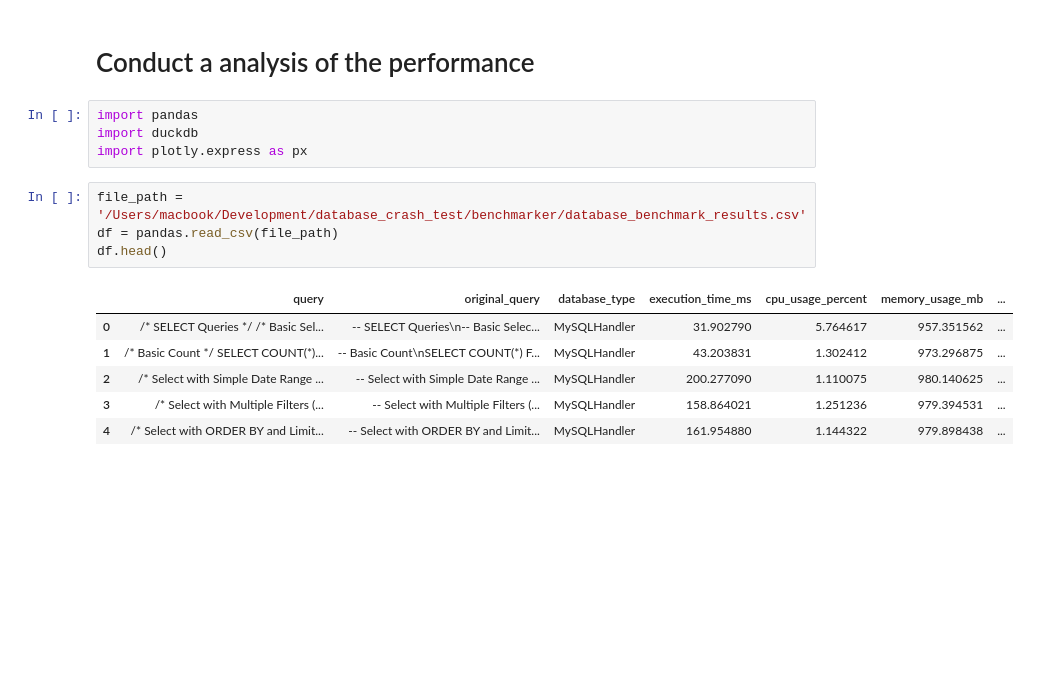
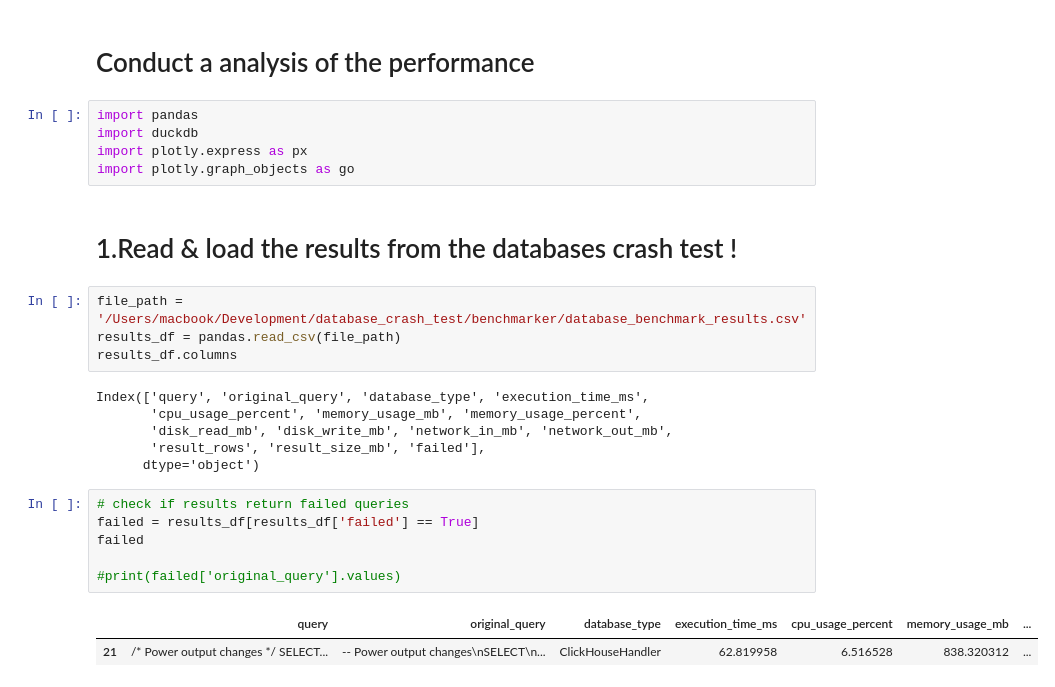
Before and after one commit to Kuurkuma/solar_radiation_db, a Jupyter notebook: analyse_results.ipynb, the cells around one changed output. Drawn from its saved outputs; the diff is of its cells as text; blank space fills up the shorter version.

```diff
--- a/analyse_results.ipynb
+++ b/analyse_results.ipynb
@@ -4,14 +4,25 @@
 import pandas
 import duckdb
 import plotly.express as px
+import plotly.graph_objects as go
+# %% [markdown]
+# 1.Read & load the results from the databases crash test !
 # %%
 file_path = '/Users/macbook/Development/database_crash_test/benchmarker/database_benchmark_results.csv'
-df = pandas.read_csv(file_path)
-df.head()
+results_df = pandas.read_csv(file_path)
+results_df.columns
 # %% [output]
-|  | query | original_query | database_type | execution_time_ms | cpu_usage_percent | memory_usage_mb | ... |
-| 0 | /* SELECT Queries */ /* Basic Sel... | -- SELECT Queries\n-- Basic Selec... | MySQLHandler | 31.902790 | 5.764617 | 957.351562 | ... |
-| 1 | /* Basic Count */ SELECT COUNT(*)... | -- Basic Count\nSELECT COUNT(*) F... | MySQLHandler | 43.203831 | 1.302412 | 973.296875 | ... |
-| 2 | /* Select with Simple Date Range ... | -- Select with Simple Date Range ... | MySQLHandler | 200.277090 | 1.110075 | 980.140625 | ... |
-| 3 | /* Select with Multiple Filters (... | -- Select with Multiple Filters (... | MySQLHandler | 158.864021 | 1.251236 | 979.394531 | ... |
-| 4 | /* Select with ORDER BY and Limit... | -- Select with ORDER BY and Limit... | MySQLHandler | 161.954880 | 1.144322 | 979.898438 | ... |
+Index(['query', 'original_query', 'database_type', 'execution_time_ms',
+       'cpu_usage_percent', 'memory_usage_mb', 'memory_usage_percent',
+       'disk_read_mb', 'disk_write_mb', 'network_in_mb', 'network_out_mb',
+       'result_rows', 'result_size_mb', 'failed'],
+      dtype='object')
+# %%
+# check if results return failed queries
+failed = results_df[results_df['failed'] == True]
+failed
+
+#print(failed['original_query'].values)
+# %% [output]
+|  | query | original_query | database_type | execution_time_ms | cpu_usage_percent | memory_usage_mb | ... |
+| 21 | /* Power output changes */ SELECT... | -- Power output changes\nSELECT\n... | ClickHouseHandler | 62.819958 | 6.516528 | 838.320312 | ... |
```
Also changed, not shown: parts of 11 cells of this notebook, 6 other files.
